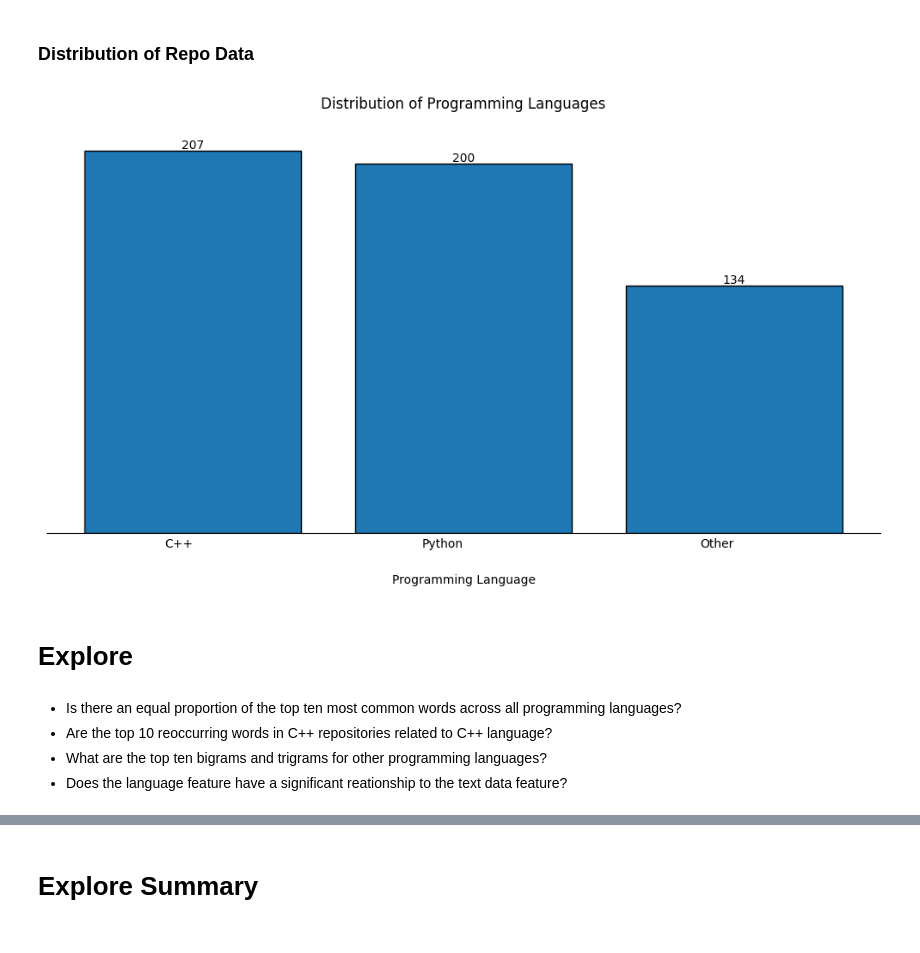
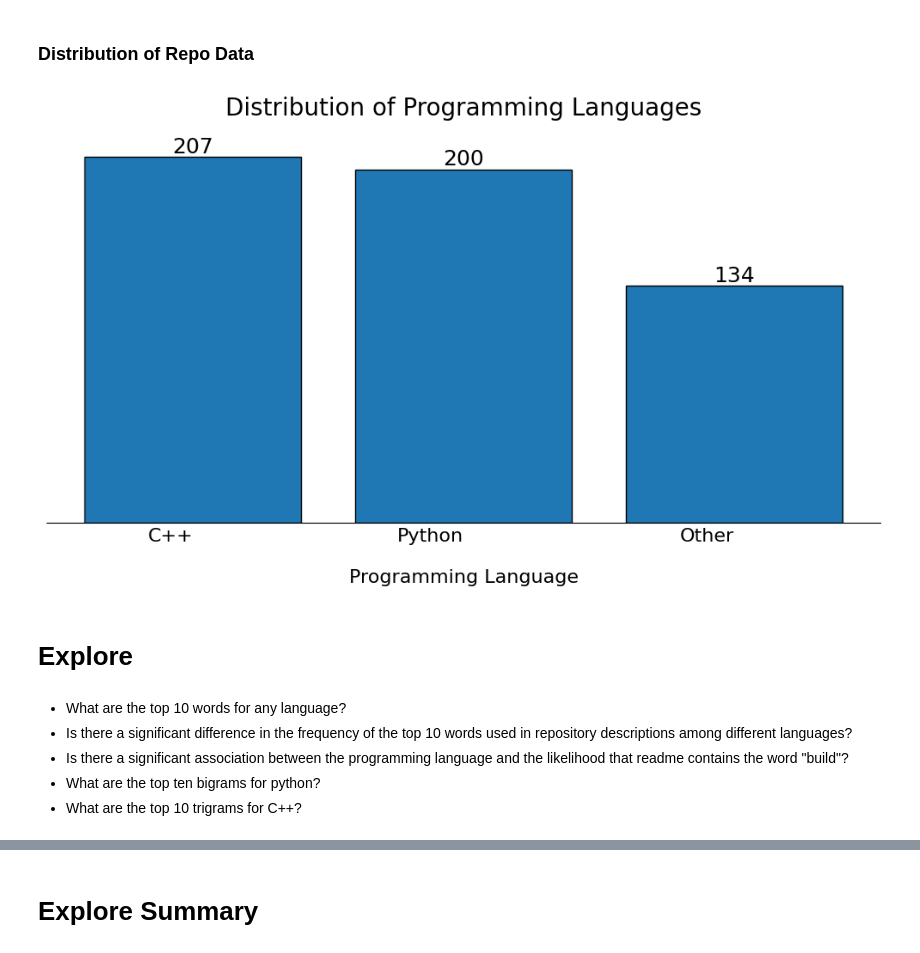
Before and after one commit to Marc-Aradillas/github_nlp_project, a Jupyter notebook: final_notebook.ipynb, the cells around one changed output, grey strips where cells are left out. Drawn from its saved outputs; the diff is of its cells as text; code cells hidden in the pictures.

```diff
--- a/final_notebook.ipynb
+++ b/final_notebook.ipynb
@@ -83,18 +87,8 @@ repos_df.head()
 # %%
 # Counts and ratios of language labels in a DataFrame
-counts = e.counts_and_ratios(repos_df, "language")
+# Visualize the distribution
+e.vis_1(repos_df)
+# %% [output]
+[figure, added]
-# %%
-# Counts and ratios of language labels in a DataFrame
-counts = e.counts_and_ratios(repos_df, "language")
-
-# Visualize the distribution
-v.plot_language_distribution(counts)
-# %% [output]
-[figure, removed]
 # %% [markdown]
 # Explore
-# %% [markdown]
-* Is there an equal proportion of the top ten most common words across all programming languages?
-* Are the top 10 reoccurring words in C++ repositories related to C++ language?
-* What are the top ten bigrams and trigrams for other programming languages?
-* Does the language feature have a significant reationship to the text data feature?
@@ -105 +95,7 @@ word_counts = e.word_counts(repos_df, reset_index=False)
+# %% [markdown]
+* What are the top 10 words for any language?
+* Is there a significant difference in the frequency of the top 10 words used in repository descriptions among different languages?
+* Is there a significant association between the programming language and the likelihood that readme contains the word "build"?
+* What are the top ten bigrams for python?
+* What are the top 10 trigrams for C++?
 # %% [markdown]
```
Also changed, not shown: parts of 58 cells of this notebook, 2 other files.
